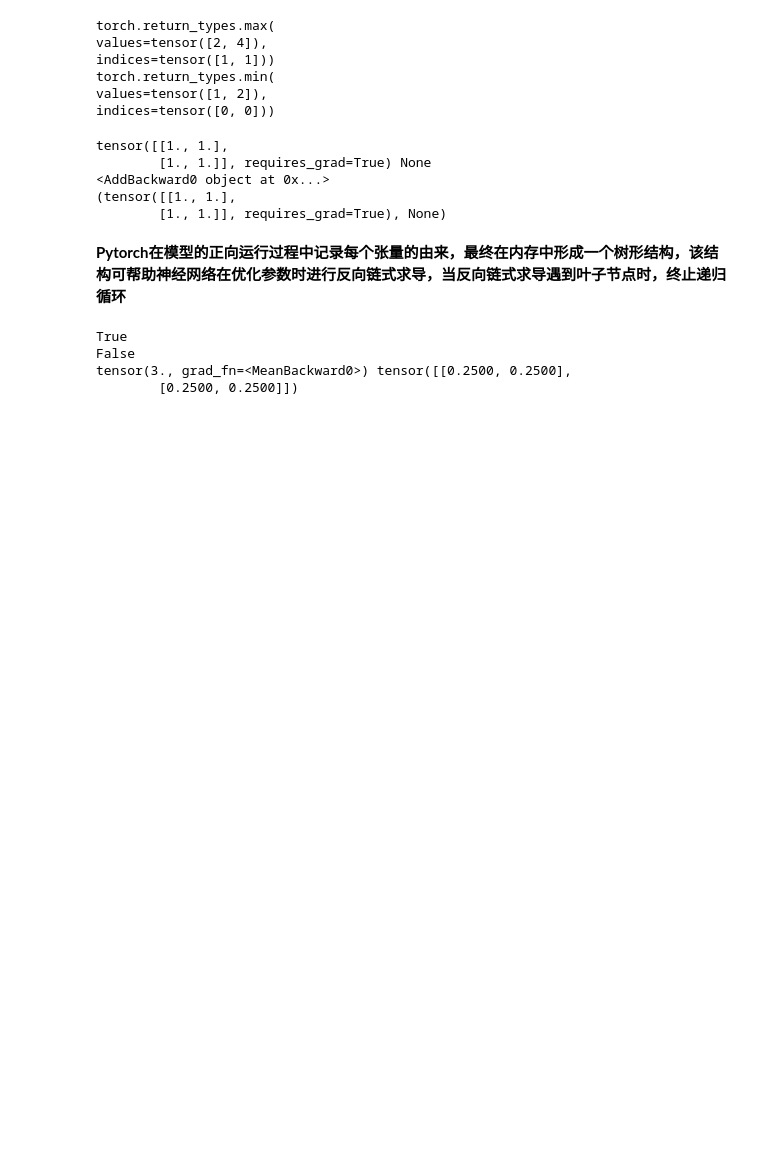
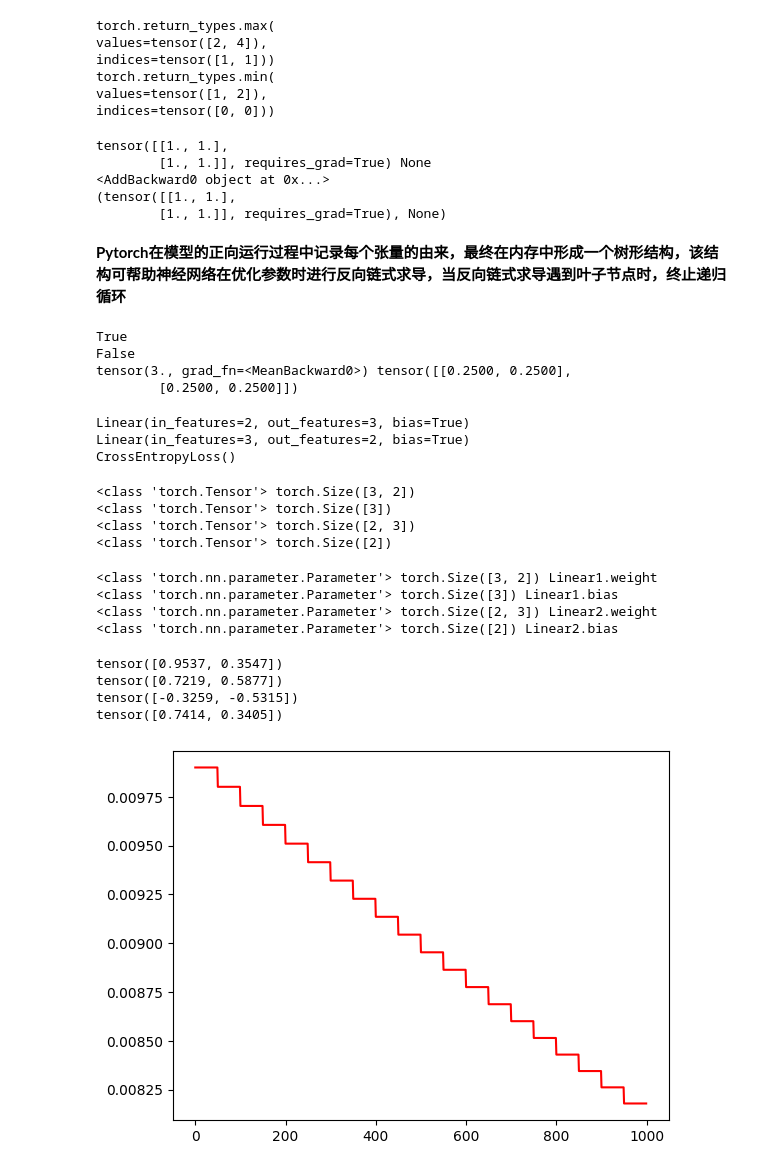
Before and after one commit to Sophia0830BNU/DeepLearning, a Jupyter notebook: pytorch.ipynb, the cells around one changed output. Cells and saved outputs as stored; diff of their text form; code cells hidden in the pictures; blank space fills up the shorter version.

```diff
--- a/pytorch.ipynb
+++ b/pytorch.ipynb
@@ -365,3 +365,31 @@ True
 False
 tensor(3., grad_fn=<MeanBackward0>) tensor([[0.2500, 0.2500],
         [0.2500, 0.2500]])
+# %%
+model = LogicNet(inputdim =2, hiddendim=3,outputdim=2)
+optimizer = torch.optim.Adam(model.parameters(),lr=0.01)
+for sub_module in model.children():
+    print(sub_module)
+# %% [output]
+Linear(in_features=2, out_features=3, bias=True)
+Linear(in_features=3, out_features=2, bias=True)
+CrossEntropyLoss()
+# %%
+for param in model.parameters():
+    print(type(param.data),param.size())
+#前两条为模型第一层Linear1的参数
+#后两条为模型第二个全连接层Linear2的参数
+# %% [output]
+<class 'torch.Tensor'> torch.Size([3, 2])
+<class 'torch.Tensor'> torch.Size([3])
+<class 'torch.Tensor'> torch.Size([2, 3])
+<class 'torch.Tensor'> torch.Size([2])
+# %%
+#获取模型参数的名字 param[0]为名字 param[1]为上述参数一致7
+for param in model.named_parameters():
+    print(type(param[1]),param[1].size(),param[0])
+# %% [output]
+<class 'torch.nn.parameter.Parameter'> torch.Size([3, 2]) Linear1.weight
+<class 'torch.nn.parameter.Parameter'> torch.Size([3]) Linear1.bias
+<class 'torch.nn.parameter.Parameter'> torch.Size([2, 3]) Linear2.weight
+<class 'torch.nn.parameter.Parameter'> torch.Size([2]) Linear2.bias
@@ -367,0 +401,30 @@ tensor(3., grad_fn=<MeanBackward0>) tensor([[0.2500, 0.2500],
+# %%
+import torch
+input = torch.autograd.Variable(torch.randn(2))
+print(input)
+print(nn.Sigmoid()(input))
+print(nn.LogSigmoid()(input))
+print(torch.tanh(input,out=None))
+# %% [output]
+tensor([0.9537, 0.3547])
+tensor([0.7219, 0.5877])
+tensor([-0.3259, -0.5315])
+tensor([0.7414, 0.3405])
+# %%
+losses = []
+lr_list = []
+for i in range(epochs):
+    loss = model.getloss(xt,yt)
+    losses.append(loss.item())
+    optimizer.zero_grad()
+    loss.backward()
+    optimizer.step()
+    if i% 50 == 0:
+        for p in optimizer.param_groups:
+            p['lr'] *=0.99
+
+    lr_list.append(optimizer.state_dict()['param_groups'][0]['lr'])
+plt.plot(range(epochs), lr_list, color ='r')
+plt.show()
+# %% [output]
+[figure, added]
```
Also changed, not shown: parts of 23 cells of this notebook.
